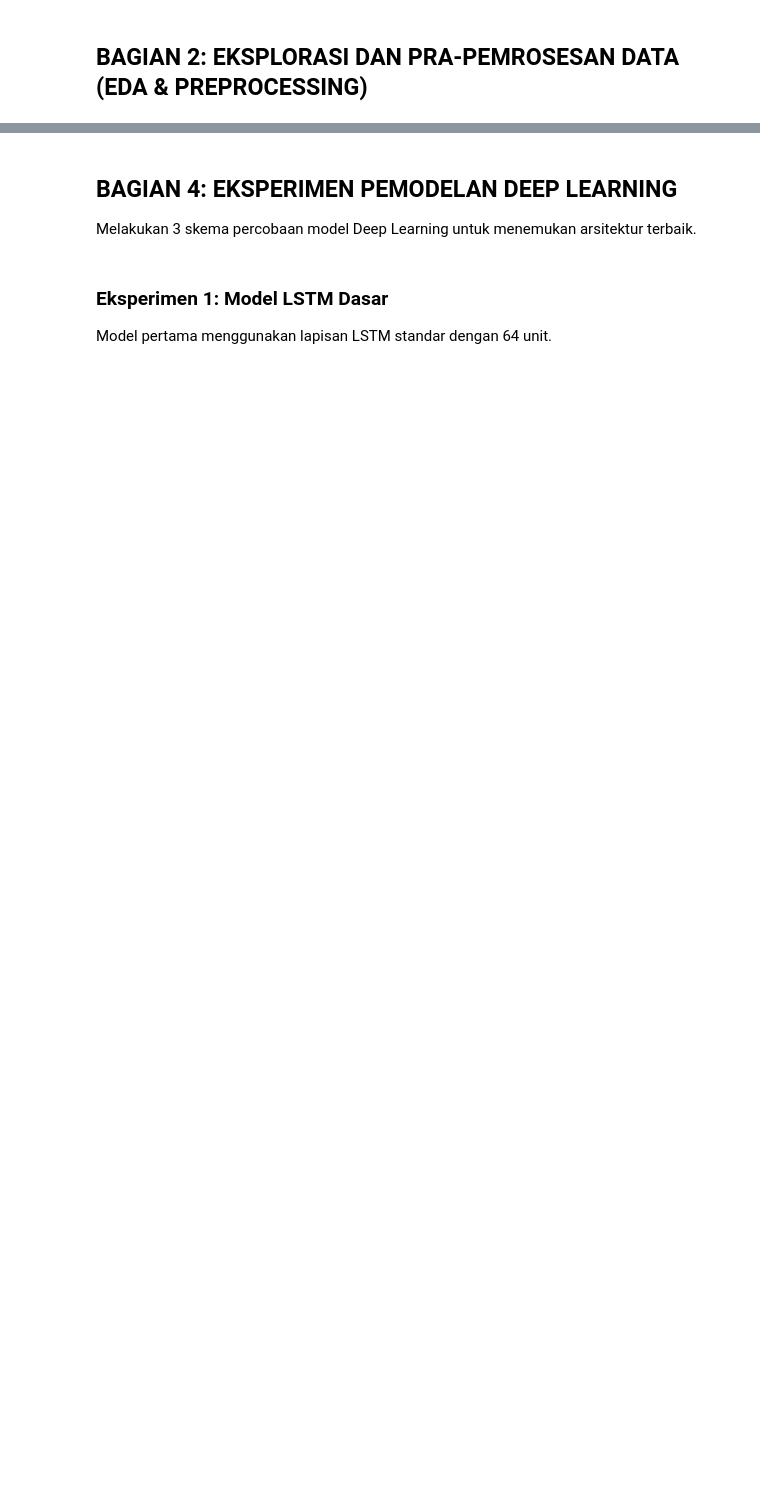
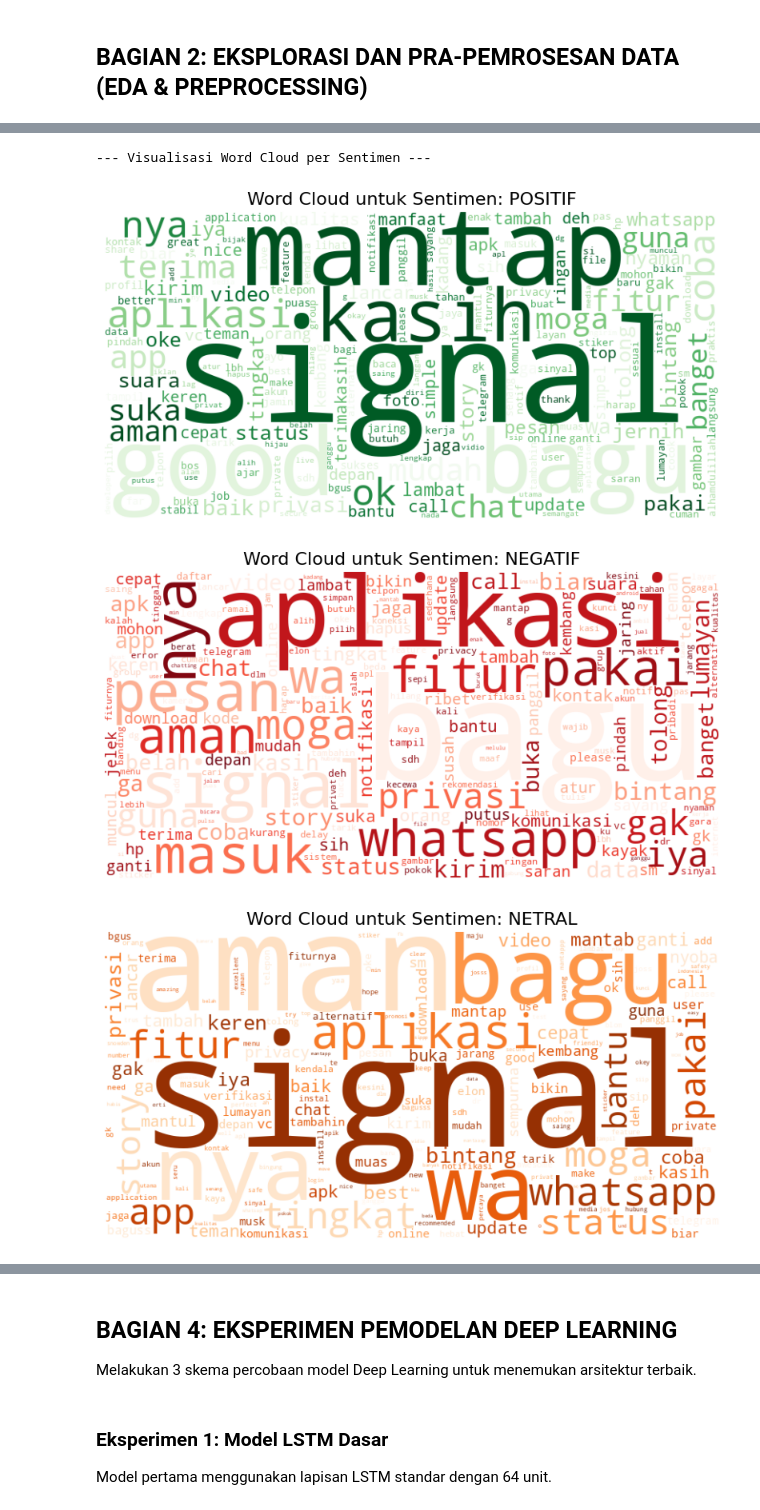
Before and after one commit to husainfadhlillah/dicoding-AppProductReview-SentimentAnalysis, a Jupyter notebook: Analisis Sentimen_Muhammad Husain Fadhlillah/sentiment_analysis_signal.ipynb, the cells around one changed output, grey strips where cells are left out. Cells and saved outputs as stored; diff of their text form; code cells hidden in the pictures; blank space fills up the shorter version.

```diff
--- a/Analisis Sentimen_Muhammad Husain Fadhlillah/sentiment_analysis_signal.ipynb
+++ b/Analisis Sentimen_Muhammad Husain Fadhlillah/sentiment_analysis_signal.ipynb
@@ -158,8 +301,0 @@ Menerapkan fungsi `preprocess_text` pada kolom `content` dan menyimpan hasilnya
-# %%
-# Menerapkan fungsi preprocessing ke seluruh dataset
-print("Memulai proses pra-pemrosesan teks...")
-df['cleaned_text'] = df['content'].apply(preprocess_text)
-print("Proses selesai.")
-
-# Menampilkan hasil
-print(df[['content', 'cleaned_text', 'sentiment']].head())
@@ -166,2 +305,53 @@ print(df[['content', 'cleaned_text', 'sentiment']].head())
+# %%
+# Memastikan library WordCloud sudah terinstal
+try:
+    from wordcloud import WordCloud
+except ImportError:
+    print("Library WordCloud belum terinstal. Menginstal sekarang...")
+    !pip install wordcloud
+    from wordcloud import WordCloud
+
+print("--- Visualisasi Word Cloud per Sentimen ---")
+
+# Daftar sentimen dan warna yang akan digunakan
+sentiment_map = {
+    'positif': 'Greens',
+    'negatif': 'Reds',
+    'netral': 'Oranges'
+}
+
+for sentiment, color in sentiment_map.items():
+    # Filter DataFrame untuk sentimen tertentu
+    subset_df = df[df['sentiment'] == sentiment]
+
+    # Cek apakah ada data untuk sentimen ini
+    if not subset_df.empty:
+        # Gabungkan semua teks dari kolom 'cleaned_text' (teks yang sudah bersih)
+        text_concat = ' '.join(review for review in subset_df['cleaned_text'] if isinstance(review, str))
+
+        # Cek jika ada teks yang tersisa setelah digabung
+        if text_concat.strip():
+            # Membuat objek WordCloud
+            wordcloud = WordCloud(width=800,
+                                  height=400,
+                                  background_color='white',
+                                  colormap=color,
+                                  collocations=False).generate(text_concat) # collocations=False untuk menghindari kata ganda
+
+            # Menampilkan WordCloud
+            plt.figure(figsize=(10, 5))
+            plt.imshow(wordcloud, interpolation='bilinear')
+            plt.axis('off')
+            plt.title(f'Word Cloud untuk Sentimen: {sentiment.upper()}', fontsize=16)
+            plt.show()
+        else:
+            print(f"Tidak ada kata yang tersisa untuk membuat Word Cloud sentimen '{sentiment}'.")
+    else:
+        print(f"Tidak ada data untuk sentimen '{sentiment}'.")
+# %% [output]
+--- Visualisasi Word Cloud per Sentimen ---
+[figure, added]
+[figure, added]
+[figure, added]
 # %% [markdown]
 ## BAGIAN 3: PERSIAPAN PEMODELAN
```
Also changed, not shown: parts of 22 cells of this notebook.
